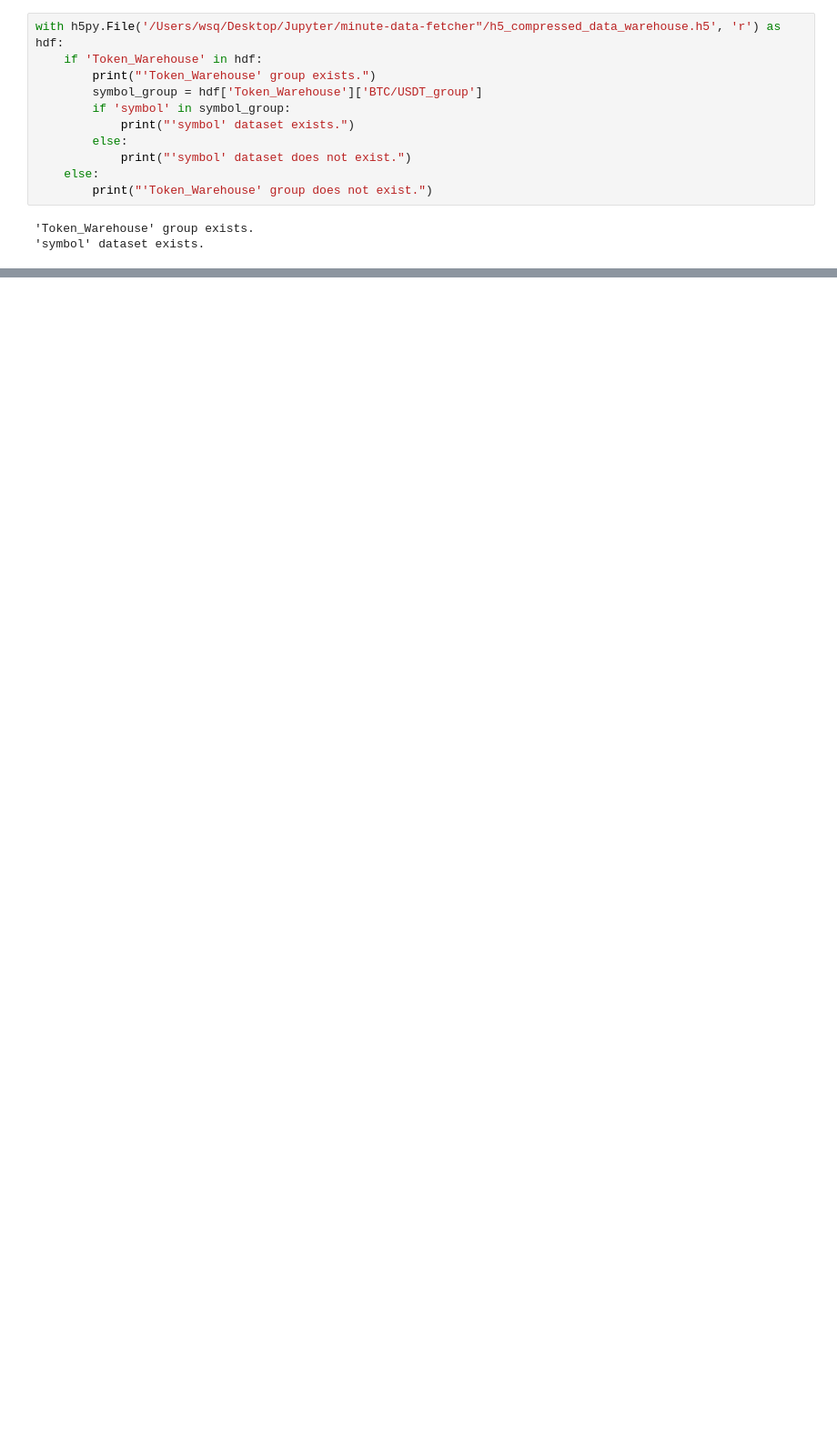
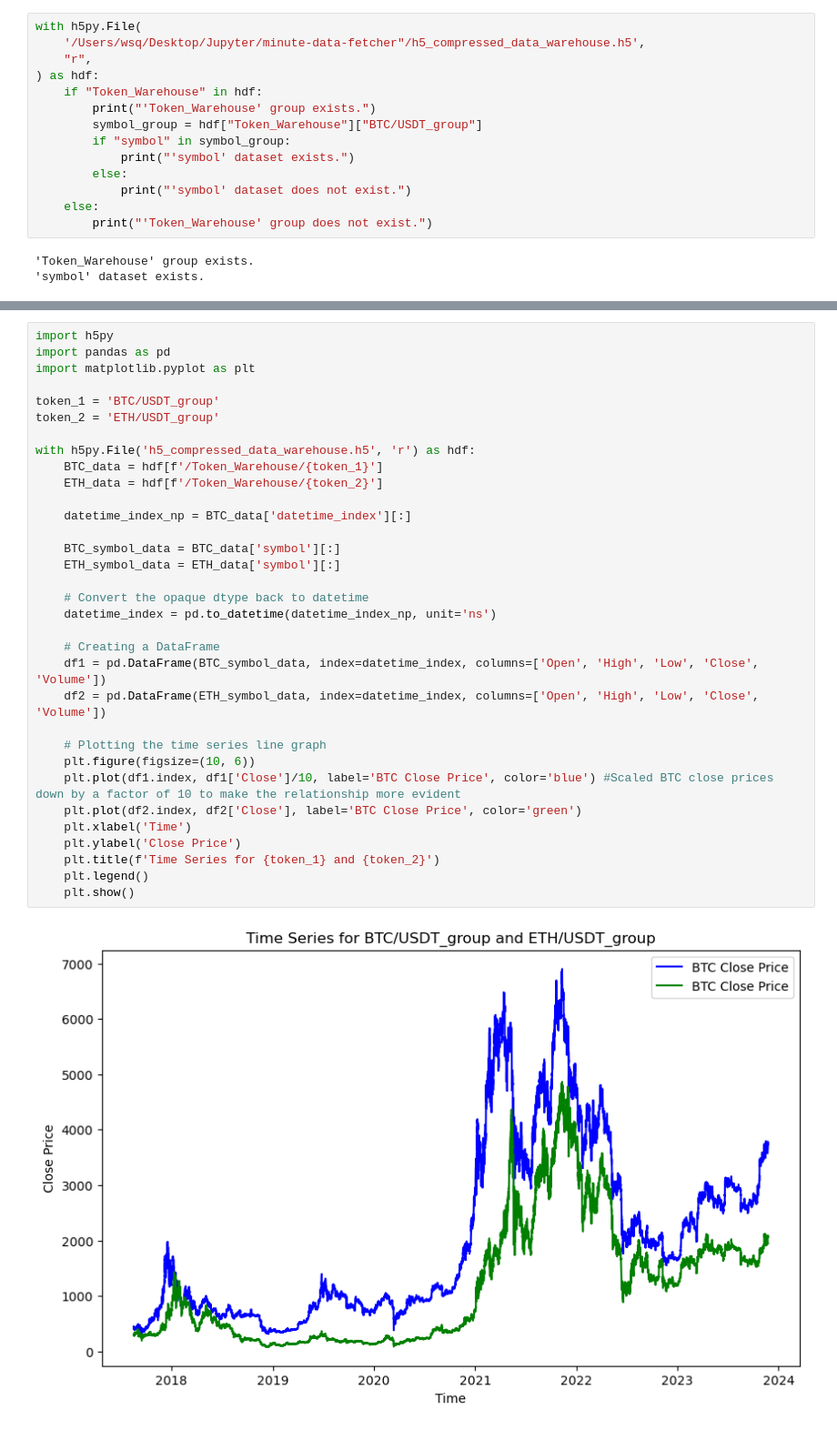
Before and after one commit to Austinai123/minute-data-fetcher, a Jupyter notebook: minute-price-fetcher.ipynb, the cells around one changed output, grey strips where cells are left out. Shown: that part at 91% size. Drawn from its saved outputs; the diff is of its cells as text; blank space fills up the shorter version.

```diff
--- a/minute-price-fetcher.ipynb
+++ b/minute-price-fetcher.ipynb
@@ -368,11 +408,14 @@ with h5py.File('/Users/wsq/Desktop/Jupyter/minute-data-fetcher/h5_compressed_dat
 File Structure:
 ['Token_Warehouse']
 # %%
-with h5py.File('/Users/wsq/Desktop/Jupyter/minute-data-fetcher"/h5_compressed_data_warehouse.h5', 'r') as hdf:
-    if 'Token_Warehouse' in hdf:
+with h5py.File(
+    '/Users/wsq/Desktop/Jupyter/minute-data-fetcher"/h5_compressed_data_warehouse.h5',
+    "r",
+) as hdf:
+    if "Token_Warehouse" in hdf:
         print("'Token_Warehouse' group exists.")
-        symbol_group = hdf['Token_Warehouse']['BTC/USDT_group']
-        if 'symbol' in symbol_group:
+        symbol_group = hdf["Token_Warehouse"]["BTC/USDT_group"]
+        if "symbol" in symbol_group:
             print("'symbol' dataset exists.")
         else:
             print("'symbol' dataset does not exist.")
@@ -383,0 +433,35 @@ with h5py.File('/Users/wsq/Desktop/Jupyter/minute-data-fetcher"/h5_compressed_da
+# %%
+import h5py
+import pandas as pd
+import matplotlib.pyplot as plt
+
+token_1 = 'BTC/USDT_group'
+token_2 = 'ETH/USDT_group'
+
+with h5py.File('h5_compressed_data_warehouse.h5', 'r') as hdf:
+    BTC_data = hdf[f'/Token_Warehouse/{token_1}']
+    ETH_data = hdf[f'/Token_Warehouse/{token_2}']
+
+    datetime_index_np = BTC_data['datetime_index'][:]
+
+    BTC_symbol_data = BTC_data['symbol'][:]
+    ETH_symbol_data = ETH_data['symbol'][:]
+
+    # Convert the opaque dtype back to datetime
+    datetime_index = pd.to_datetime(datetime_index_np, unit='ns')
+
+    # Creating a DataFrame
+    df1 = pd.DataFrame(BTC_symbol_data, index=datetime_index, columns=['Open', 'High', 'Low', 'Close', 'Volume'])
+    df2 = pd.DataFrame(ETH_symbol_data, index=datetime_index, columns=['Open', 'High', 'Low', 'Close', 'Volume'])
+
+    # Plotting the time series line graph
+    plt.figure(figsize=(10, 6))
+    plt.plot(df1.index, df1['Close']/10, label='BTC Close Price', color='blue') #Scaled BTC close prices down by a factor of 10 to make the relationship more evident
+    plt.plot(df2.index, df2['Close'], label='BTC Close Price', color='green')
+    plt.xlabel('Time')
+    plt.ylabel('Close Price')
+    plt.title(f'Time Series for {token_1} and {token_2}')
+    plt.legend()
+    plt.show()
+# %% [output]
+[figure, added]
```
Also changed, not shown: parts of 37 cells of this notebook.
